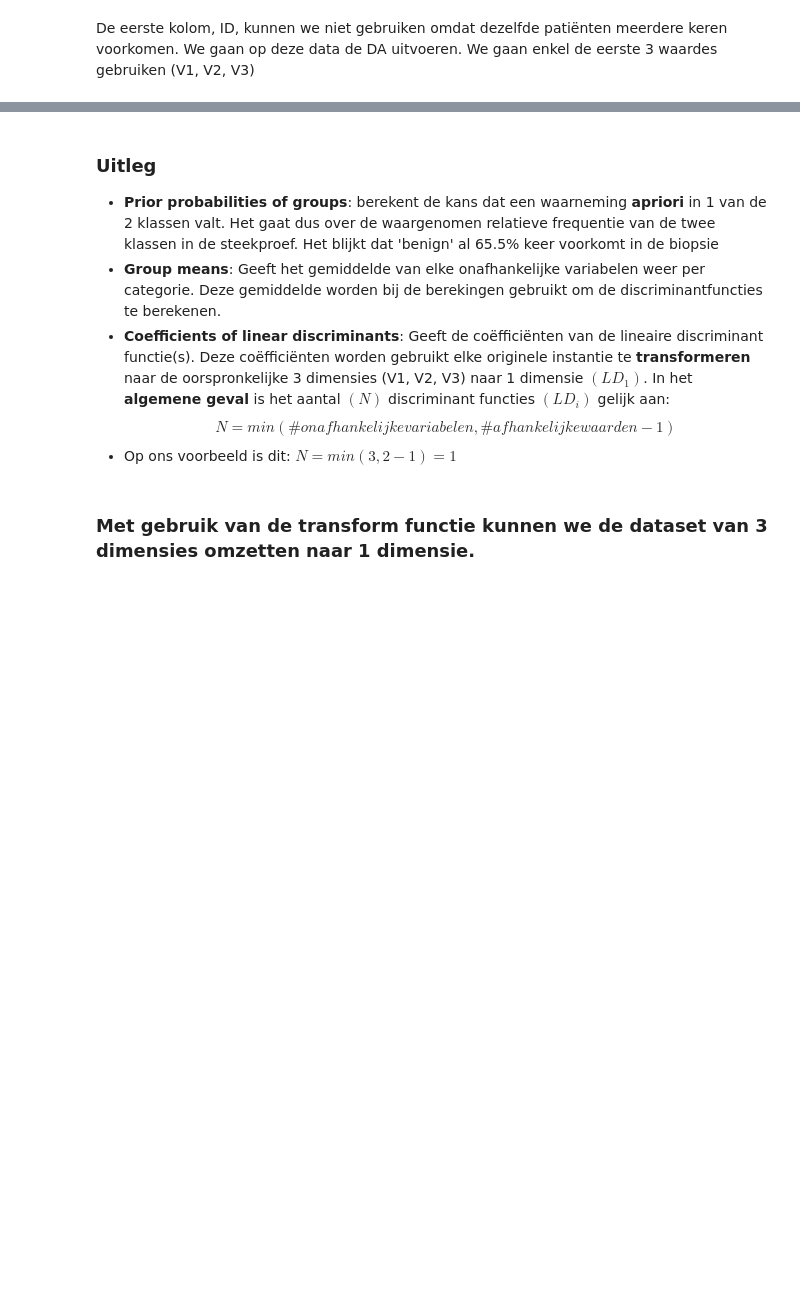
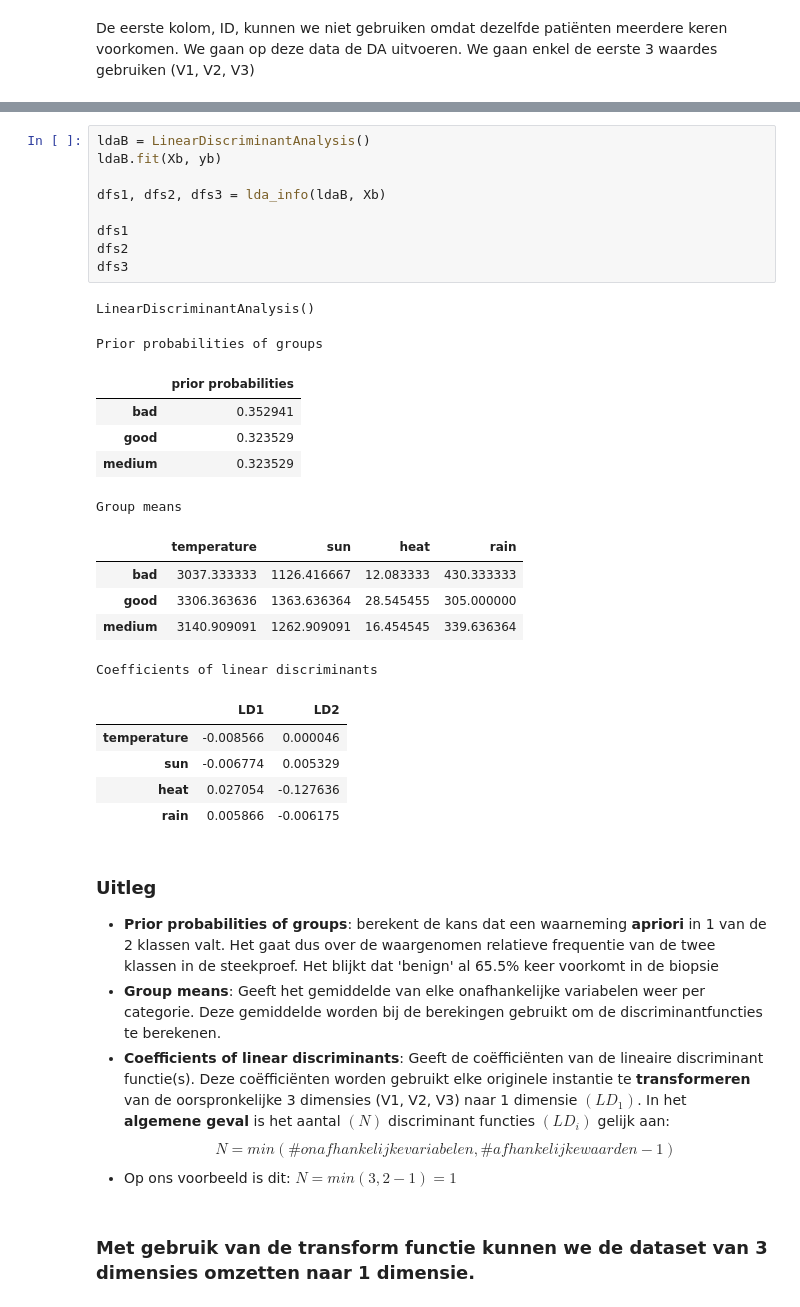
Before and after one commit to zouffke/Datascience2, a Jupyter notebook: p4/1_discriminant analyse/Samenvatting.ipynb, the cells around one changed output, grey strips where cells are left out. Saved outputs shown, nothing was run; the diff lists cells and outputs as text; blank space fills up the shorter version.

```diff
--- a/p4/1_discriminant analyse/Samenvatting.ipynb
+++ b/p4/1_discriminant analyse/Samenvatting.ipynb
@@ -127,8 +233,35 @@ dfs3
+# %%
+ldaB = LinearDiscriminantAnalysis()
+ldaB.fit(Xb, yb)
+
+dfs1, dfs2, dfs3 = lda_info(ldaB, Xb)
+
+dfs1
+dfs2
+dfs3
+# %% [output]
+LinearDiscriminantAnalysis()
+Prior probabilities of groups
+|  | prior probabilities |
+| bad | 0.352941 |
+| good | 0.323529 |
+| medium | 0.323529 |
+Group means
+|  | temperature | sun | heat | rain |
+| bad | 3037.333333 | 1126.416667 | 12.083333 | 430.333333 |
+| good | 3306.363636 | 1363.636364 | 28.545455 | 305.000000 |
+| medium | 3140.909091 | 1262.909091 | 16.454545 | 339.636364 |
+Coefficients of linear discriminants
+|  | LD1 | LD2 |
+| temperature | -0.008566 | 0.000046 |
+| sun | -0.006774 | 0.005329 |
+| heat | 0.027054 | -0.127636 |
+| rain | 0.005866 | -0.006175 |
 # %% [markdown]
 ### Uitleg
 - **Prior probabilities of groups**: berekent de kans dat een waarneming **apriori** in 1 van de 2 klassen valt. Het gaat dus over de waargenomen relatieve frequentie van de twee klassen in de steekproef. Het blijkt dat 'benign' al 65.5% keer voorkomt in de biopsie
 - **Group means**: Geeft het gemiddelde van elke onafhankelijke variabelen weer per categorie. Deze gemiddelde worden bij de berekingen gebruikt om de discriminantfuncties te berekenen.
-- **Coefficients of linear discriminants**: Geeft de coëfficiënten van de lineaire discriminant functie(s). Deze coëfficiënten worden gebruikt elke originele instantie te **transformeren** naar de oorspronkelijke 3 dimensies (V1, V2, V3) naar 1 dimensie *$(LD_1)$*. In het **algemene geval** is het aantal *$(N)$* discriminant functies *$(LD_i)$* gelijk aan:
+- **Coefficients of linear discriminants**: Geeft de coëfficiënten van de lineaire discriminant functie(s). Deze coëfficiënten worden gebruikt elke originele instantie te **transformeren** van de oorspronkelijke 3 dimensies (V1, V2, V3) naar 1 dimensie *$(LD_1)$*. In het **algemene geval** is het aantal *$(N)$* discriminant functies *$(LD_i)$* gelijk aan:
 $$N = min(\#onafhankelijke variabelen, \#afhankelijke waarden -1)$$
 - Op ons voorbeeld is dit: $N = min(3, 2-1) = 1$
 # %% [markdown]
```
Also changed, not shown: parts of 10 cells of this notebook, 1 other file.
